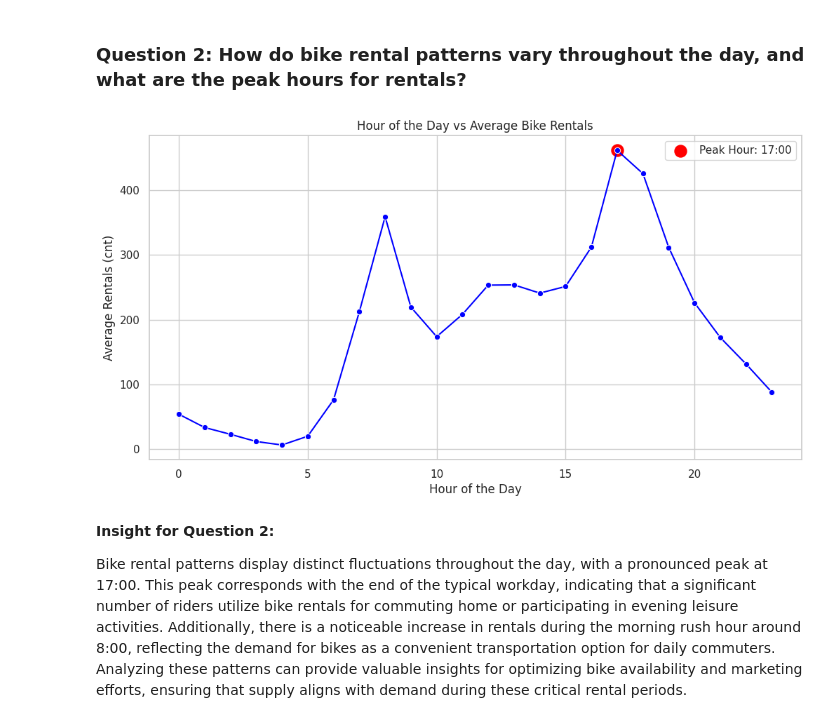
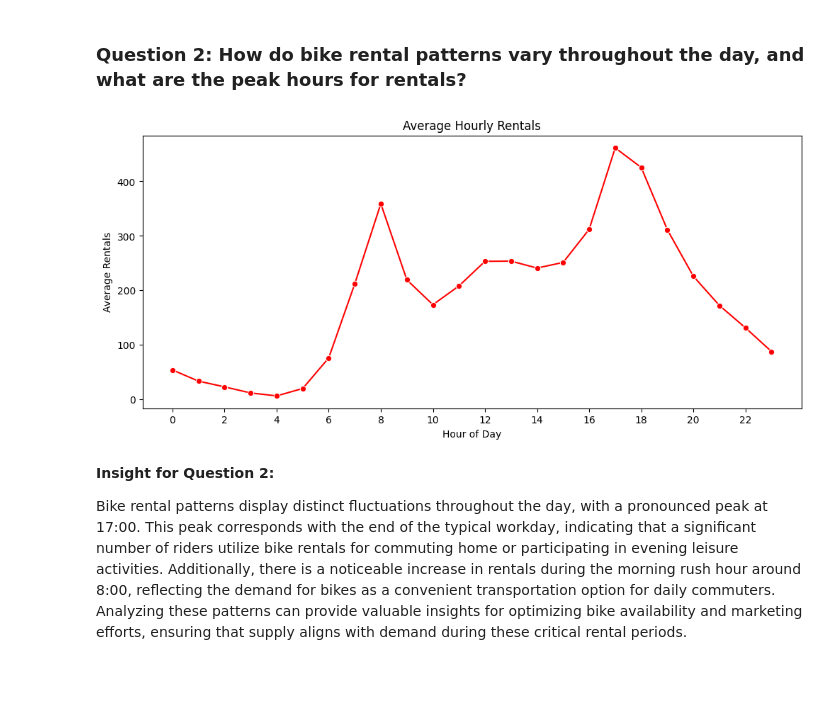
Before and after one commit to aimldlnlp/Data-Analysis-Project-Dicoding, a Jupyter notebook: notebook.ipynb, the cells around one changed output. Drawn from its saved outputs; the diff is of its cells as text; code cells hidden in the pictures; blank space fills up the shorter version.

```diff
--- a/notebook.ipynb
+++ b/notebook.ipynb
@@ -370,26 +466,15 @@ The total daily bike rentals are significantly influenced by temperature and hou
 # %% [markdown]
 ### Question 2: How do bike rental patterns vary throughout the day, and what are the peak hours for rentals?
 # %%
-highest_hour = hour_avg_cnt[hour_avg_cnt['cnt'] == hour_avg_cnt['cnt'].max()]
-
-plt.figure(figsize=(12, 6))
-sns.lineplot(x='hr', y='cnt', data=hour_avg_cnt, marker='o', color='blue')
-plt.title('Hour of the Day vs Average Bike Rentals')
-plt.xlabel('Hour of the Day')
-plt.ylabel('Average Rentals (cnt)')
-
-plt.scatter(
-    highest_hour['hr'],
-    highest_hour['cnt'],
-    color='red',
-    s=150,
-    label=f"Peak Hour: {highest_hour['hr'].values[0]:02d}:00"
-)
-plt.legend()
-
+plt.figure(figsize=(12, 5))
+sns.lineplot(data=df_hour.groupby('hr')['cnt'].mean().reset_index(), x='hr', y='cnt', marker='o', color='red')
+plt.title("Average Hourly Rentals")
+plt.xlabel("Hour of Day")
+plt.ylabel("Average Rentals")
+plt.xticks(ticks=range(0, 24, 2))
 plt.show()
 # %% [output]
-[figure, old version]
+[figure, new version]
 # %% [markdown]
 **Insight for Question 2:**
 
```
Also changed, not shown: parts of 26 cells of this notebook.
